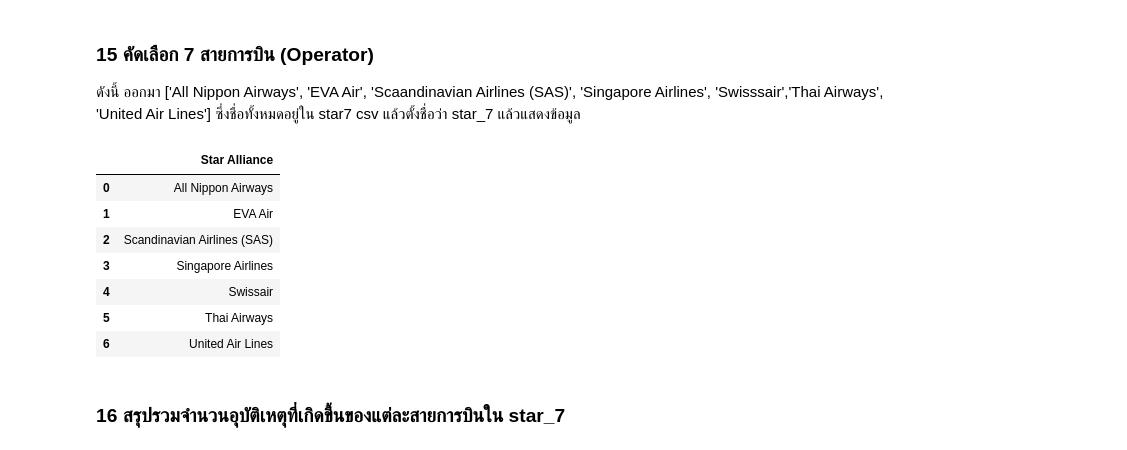
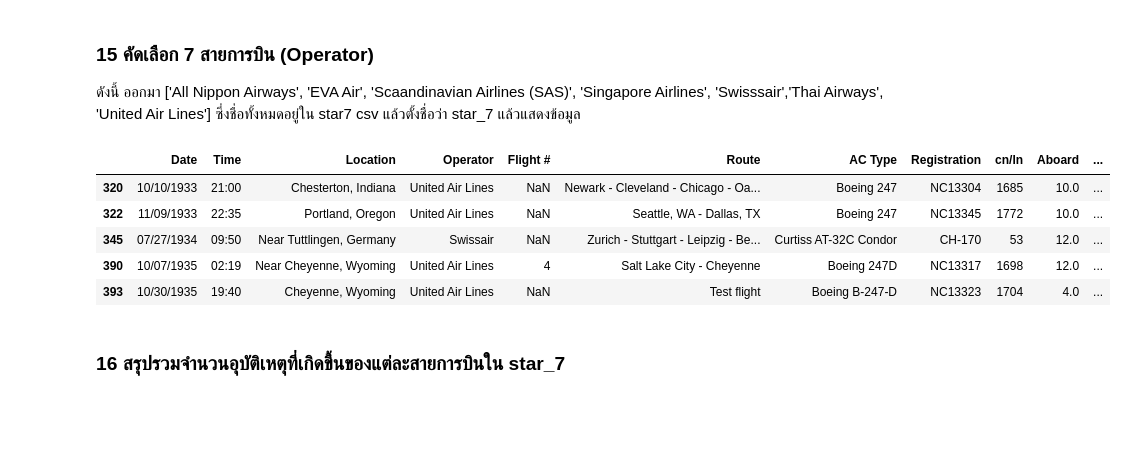
Before and after one commit to MomorioUHT/ExploratoryDataAnalysis, a Jupyter notebook: AirCrashExploratoryAnalysis.ipynb, the cells around one changed output. Cells and saved outputs as stored; diff of their text form; code cells hidden in the pictures; blank space fills up the shorter version.

```diff
--- a/AirCrashExploratoryAnalysis.ipynb
+++ b/AirCrashExploratoryAnalysis.ipynb
@@ -169,17 +169,16 @@ df14.head(5)
 ดังนี้ ออกมา ['All Nippon Airways', 'EVA Air', 'Scaandinavian Airlines (SAS)', 'Singapore Airlines', 'Swisssair','Thai Airways', 'United Air Lines']
 ซึ่งชื่อทั้งหมดอยู่ใน star7 csv แล้วตั้งชื่อว่า star_7 แล้วแสดงข้อมูล
 # %%
-star_7 = pd.read_csv('star_alliance_7.csv')
-star_7
+star_aliance = pd.read_csv('star_alliance_7.csv')
+star_7 = df.loc[df['Operator'].isin(star_aliance['Star Alliance'])]
+star_7.head()
 # %% [output]
-|  | Star Alliance |
-| 0 | All Nippon Airways |
-| 1 | EVA Air |
-| 2 | Scandinavian Airlines (SAS) |
-| 3 | Singapore Airlines |
-| 4 | Swissair |
-| 5 | Thai Airways |
-| 6 | United Air Lines |
+|  | Date | Time | Location | Operator | Flight # | Route | AC Type | Registration | cn/ln | Aboard | ... |
+| 320 | 10/10/1933 | 21:00 | Chesterton, Indiana | United Air Lines | NaN | Newark - Cleveland - Chicago - Oa... | Boeing 247 | NC13304 | 1685 | 10.0 | ... |
+| 322 | 11/09/1933 | 22:35 | Portland, Oregon | United Air Lines | NaN | Seattle, WA - Dallas, TX | Boeing 247 | NC13345 | 1772 | 10.0 | ... |
+| 345 | 07/27/1934 | 09:50 | Near Tuttlingen, Germany | Swissair | NaN | Zurich - Stuttgart - Leipzig - Be... | Curtiss AT-32C Condor | CH-170 | 53 | 12.0 | ... |
+| 390 | 10/07/1935 | 02:19 | Near Cheyenne, Wyoming | United Air Lines | 4 | Salt Lake City - Cheyenne | Boeing 247D | NC13317 | 1698 | 12.0 | ... |
+| 393 | 10/30/1935 | 19:40 | Cheyenne, Wyoming | United Air Lines | NaN | Test flight | Boeing B-247-D | NC13323 | 1704 | 4.0 | ... |
 # %% [markdown]
 ### 16 สรุปรวมจำนวนอุบัติเหตุที่เกิดขึ้นของแต่ละสายการบินใน star_7
 # %%
```
Also changed, not shown: parts of 20 cells of this notebook.
